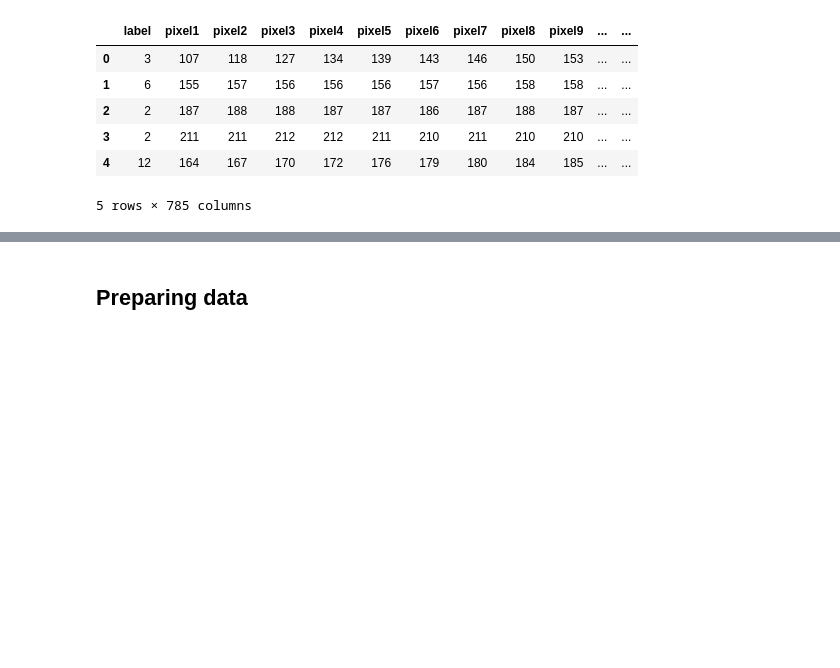
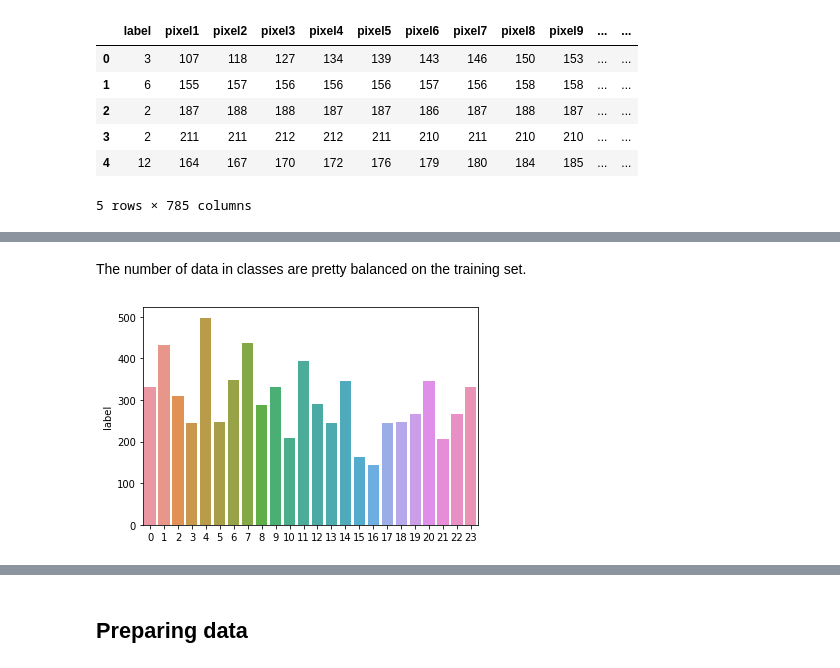
Before and after one commit to HuyenNguyenHelen/Computer-Vision-Pytorch, a Jupyter notebook: reproduced-submission/02_asl_pytorch.ipynb, the cells around one changed output, grey strips where cells are left out. Cells and saved outputs as stored; diff of their text form; code cells hidden in the pictures; blank space fills up the shorter version.

```diff
--- a/reproduced-submission/02_asl_pytorch.ipynb
+++ b/reproduced-submission/02_asl_pytorch.ipynb
@@ -87 +55,8 @@ Name: label, dtype: int64
+# %% [markdown]
+The number of data in classes are pretty balanced on the training set.
+# %%
+sns.barplot(x=test_data.label.value_counts().index, y=test_data.label.value_counts())
+plt.show()
+# %% [output]
+[figure, added]
 # %%
```
Also changed, not shown: parts of 21 cells of this notebook, 5 other files.
